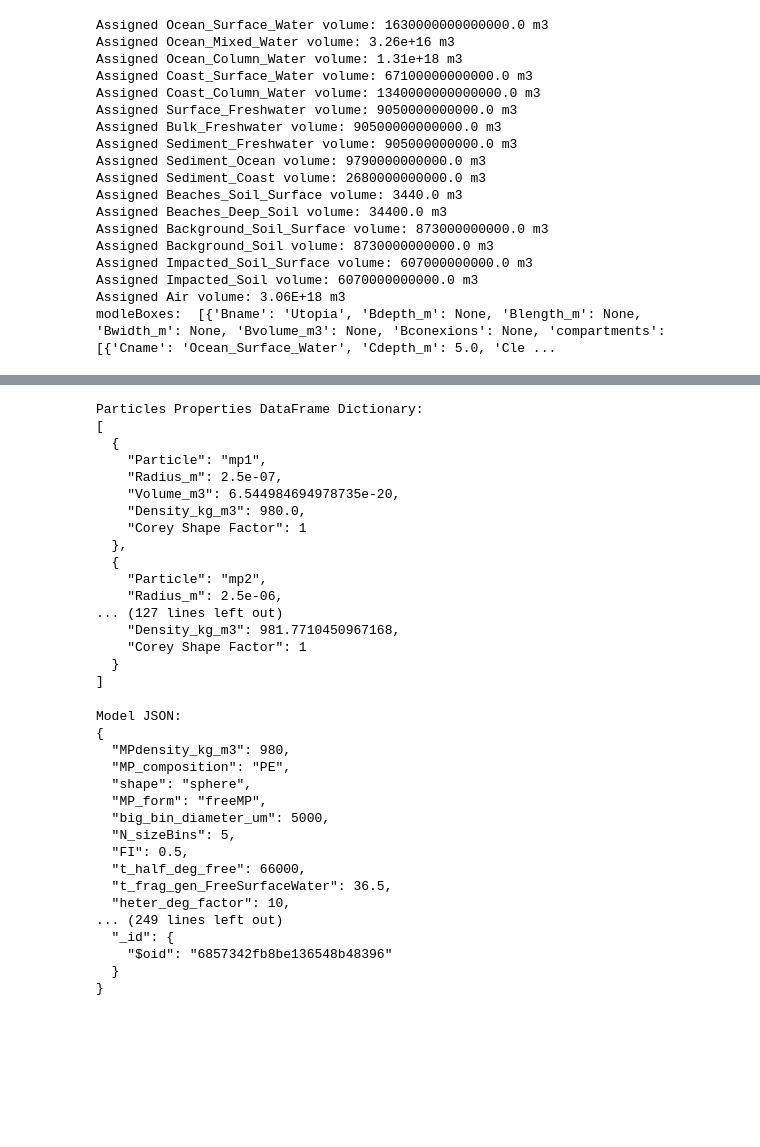
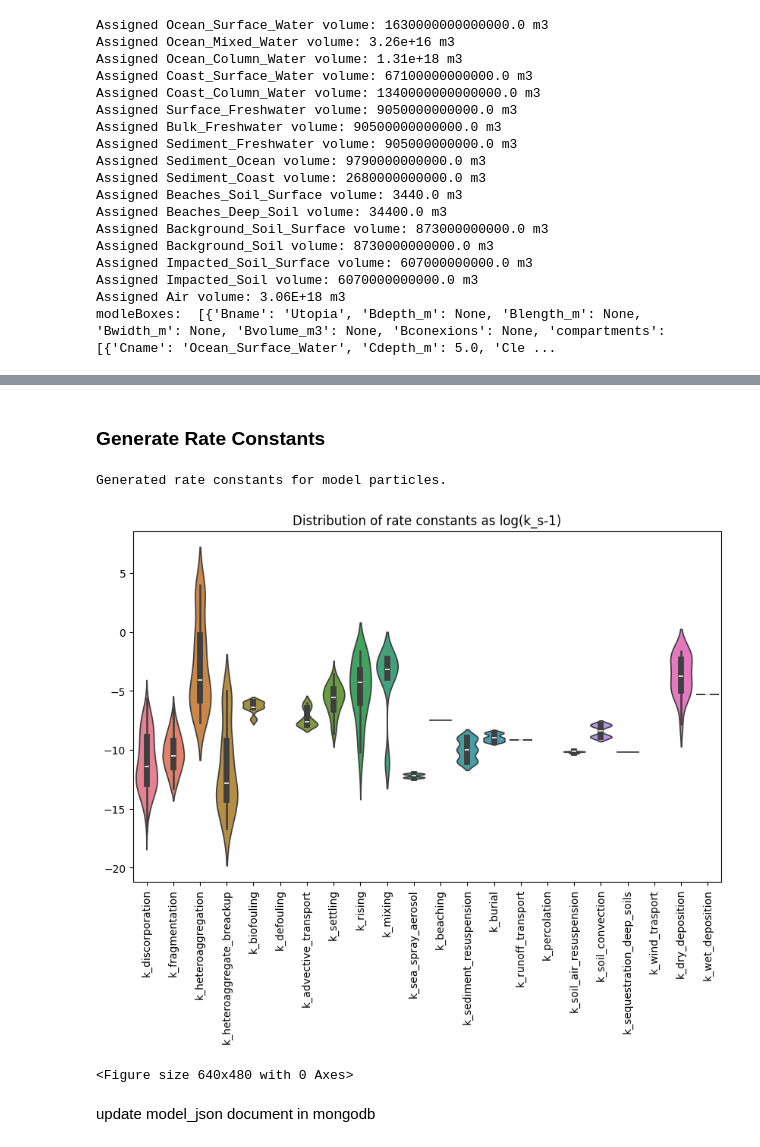
Before and after one commit to Qianhui-Lin/utopia_package, a Jupyter notebook: docs/testing_for_json.ipynb, the cells around one changed output, grey strips where cells are left out. Saved outputs shown, nothing was run; the diff lists cells and outputs as text; code cells hidden in the pictures; blank space fills up the shorter version.

Commit message:
refactored rate generation for json

```diff
--- a/docs/testing_for_json.ipynb
+++ b/docs/testing_for_json.ipynb
@@ -154,7 +138,7 @@ model_json_collection.find_one_and_update(
   'heterBiofMP': 'D'},
  'size_dict': {'a': 0.5, 'b': 5.0, 'c': 50.0, 'd': 500.0, 'e': 5000.0}}
 # %%
-model_json_document = model_json_collection.find_one()
-for key in model_json_document.keys():
+model_json = model_json_collection.find_one()
+for key in model_json.keys():
     print(key)
 # %% [output]
@@ -246,42 +161,0 @@ Composition Dictionary:
-# %%
-print("\nParticles Properties DataFrame Dictionary:")
-print(json.dumps(particles_properties_df_dict, indent=2))
-# %% [output]
-Particles Properties DataFrame Dictionary:
-[
-  {
-    "Particle": "mp1",
-    "Radius_m": 2.5e-07,
-    "Volume_m3": 6.544984694978735e-20,
-    "Density_kg_m3": 980.0,
-    "Corey Shape Factor": 1
-  },
-  {
-    "Particle": "mp2",
-    "Radius_m": 2.5e-06,
-... (127 lines left out)
-    "Density_kg_m3": 981.7710450967168,
-    "Corey Shape Factor": 1
-  }
-]
-# %%
-print("\nModel JSON:")
-print(json_util.dumps(model_json, indent=2))
-# %% [output]
-Model JSON:
-{
-  "MPdensity_kg_m3": 980,
-  "MP_composition": "PE",
-  "shape": "sphere",
-  "MP_form": "freeMP",
-  "big_bin_diameter_um": 5000,
-  "N_sizeBins": 5,
-  "FI": 0.5,
-  "t_half_deg_free": 66000,
-  "t_frag_gen_FreeSurfaceWater": 36.5,
-  "heter_deg_factor": 10,
-... (249 lines left out)
-  "_id": {
-    "$oid": "6857342fb8be136548b48396"
-  }
-}
@@ -287,0 +176,15 @@ Model JSON:
+# %% [markdown]
+### Generate Rate Constants
+# %%
+model_json_updated = generate_rate_constants_json(model_json)
+print("Generated rate constants for model particles.")
+# %% [output]
+Generated rate constants for model particles.
+# %%
+
+plot_rateConstants_json(model_json_updated)
+# %% [output]
+[figure, added]
+<Figure size 640x480 with 0 Axes>
+# %% [markdown]
+update model_json document in mongodb
```
Also changed, not shown: parts of 12 cells of this notebook, 2 other files.
